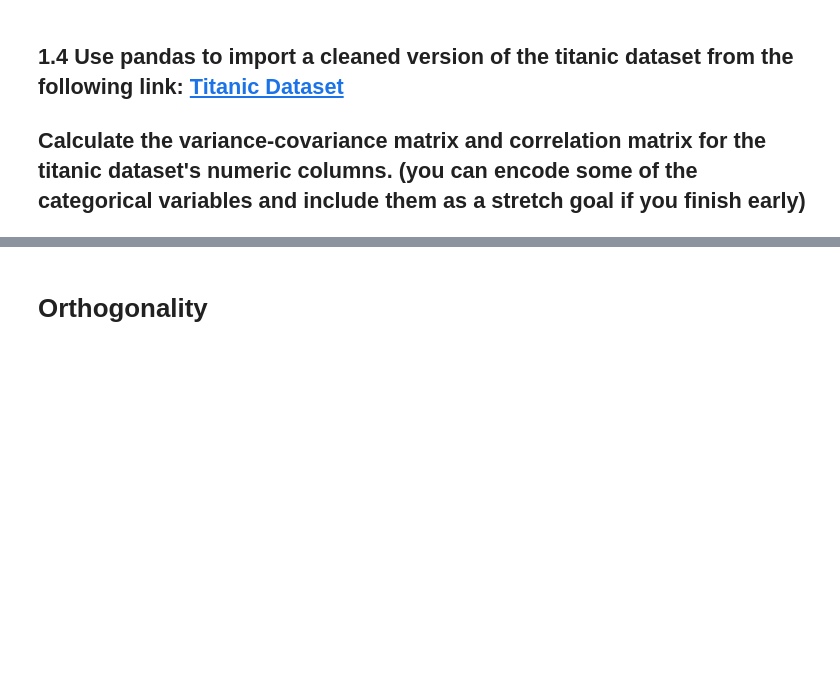
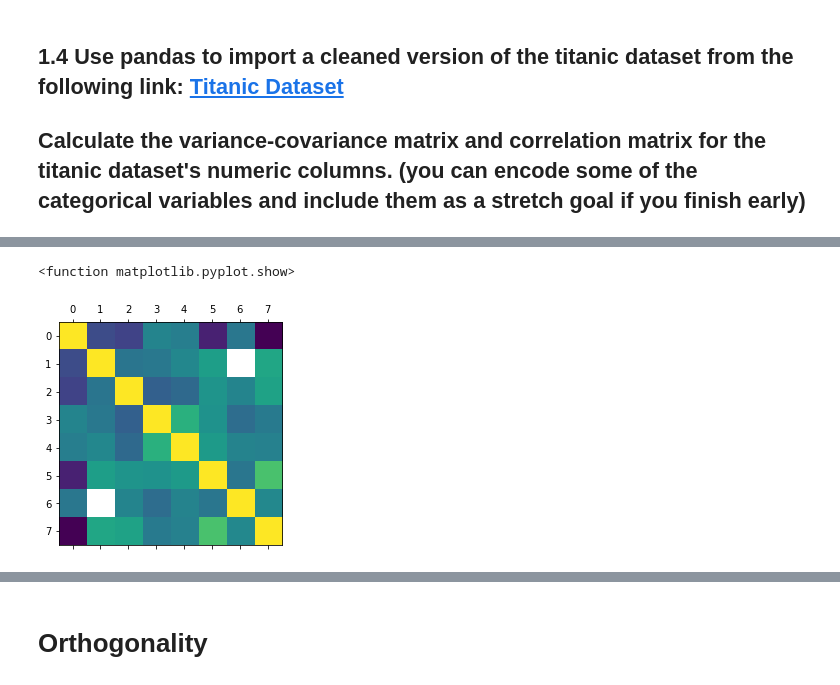
Before and after one commit to lfr4704/DS-Unit-1-Sprint-3-Linear-Algebra, a Jupyter notebook: module2-intermediate-linear-algebra/LR_LS_DS_132_Intermediate_Linear_Algebra_Assignment.ipynb, the cells around one changed output, grey strips where cells are left out. Cells and saved outputs as stored; diff of their text form; code cells hidden in the pictures; blank space fills up the shorter version.

```diff
--- a/module2-intermediate-linear-algebra/LR_LS_DS_132_Intermediate_Linear_Algebra_Assignment.ipynb
+++ b/module2-intermediate-linear-algebra/LR_LS_DS_132_Intermediate_Linear_Algebra_Assignment.ipynb
@@ -102,3 +191,6 @@ mean: 3052.714285714286
 ## 1.4 Use pandas to import a cleaned version of the titanic dataset from the following link: [Titanic Dataset](https://raw.githubusercontent.com/Geoyi/Cleaning-Titanic-Data/master/titanic_clean.csv)
 
 ## Calculate the variance-covariance matrix and correlation matrix for the titanic dataset's numeric columns. (you can encode some of the categorical variables and include them as a stretch goal if you finish early)
+# %%
+url='https://raw.githubusercontent.com/Geoyi/Cleaning-Titanic-Data/master/titanic_clean.csv'
+titanic = pd.read_csv(url)
@@ -104,0 +213,4 @@ mean: 3052.714285714286
+# %%
+#removed unnamed column
+titanic_clean = titanic.drop(['Unnamed: 0'], axis=1)
+titanic_clean.head()
@@ -104,0 +250,7 @@ mean: 3052.714285714286
+# %%
+import matplotlib.pyplot as plt
+plt.matshow(titanic_clean.corr())
+plt.show
+# %% [output]
+<function matplotlib.pyplot.show>
+[figure, added]
```
Also changed, not shown: parts of 33 cells of this notebook.
